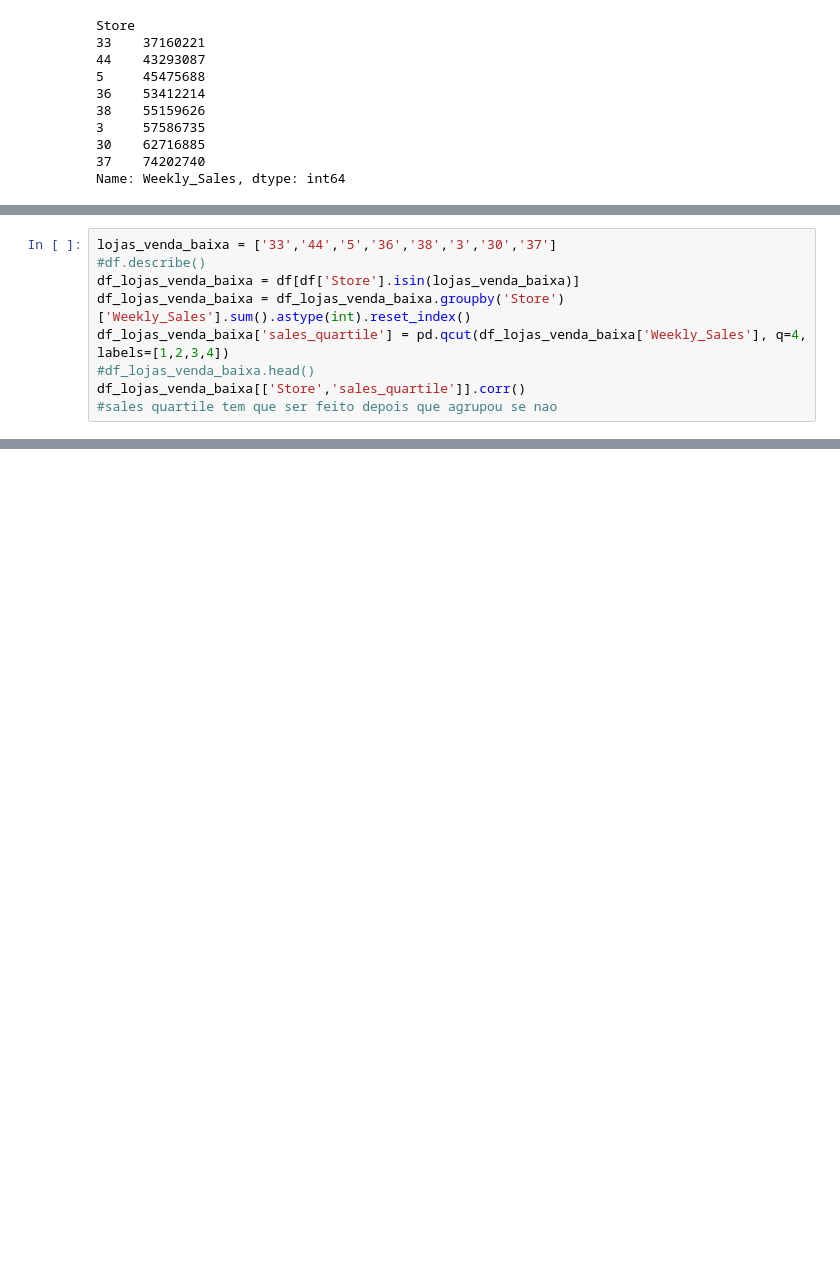
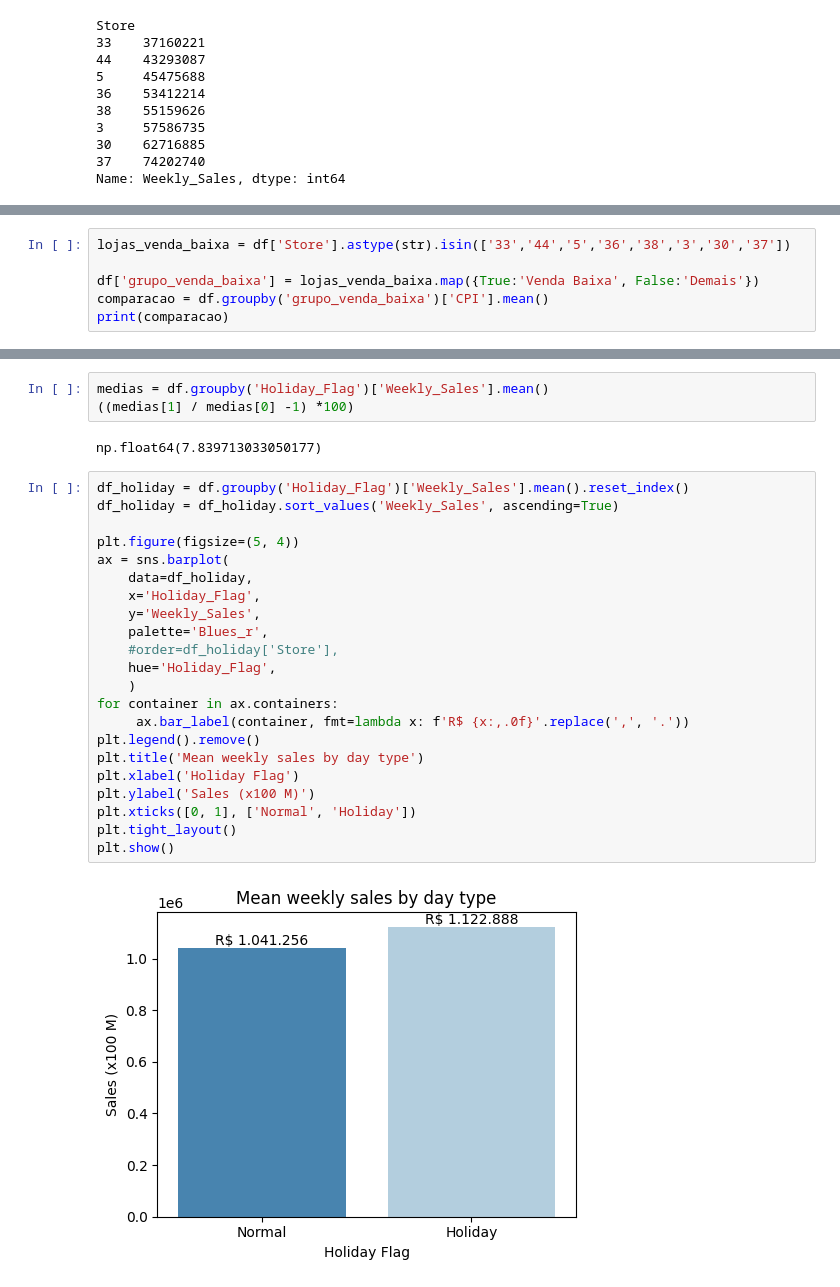
Before and after one commit to diogobueno-analytics/walmart-sales, a Jupyter notebook: walmart_analysis.ipynb, the cells around one changed output, grey strips where cells are left out. Drawn from its saved outputs; the diff is of its cells as text; blank space fills up the shorter version.

```diff
--- a/walmart_analysis.ipynb
+++ b/walmart_analysis.ipynb
@@ -197,10 +212,7 @@ Name: Weekly_Sales, dtype: int64
 # %%
-lojas_venda_baixa = ['33','44','5','36','38','3','30','37']
-#df.describe()
-df_lojas_venda_baixa = df[df['Store'].isin(lojas_venda_baixa)]
-df_lojas_venda_baixa = df_lojas_venda_baixa.groupby('Store')['Weekly_Sales'].sum().astype(int).reset_index()
-df_lojas_venda_baixa['sales_quartile'] = pd.qcut(df_lojas_venda_baixa['Weekly_Sales'], q=4, labels=[1,2,3,4])
-#df_lojas_venda_baixa.head()
-df_lojas_venda_baixa[['Store','sales_quartile']].corr()
-#sales quartile tem que ser feito depois que agrupou se nao
+lojas_venda_baixa = df['Store'].astype(str).isin(['33','44','5','36','38','3','30','37'])
+
+df['grupo_venda_baixa'] = lojas_venda_baixa.map({True:'Venda Baixa', False:'Demais'})
+comparacao = df.groupby('grupo_venda_baixa')['CPI'].mean()
+print(comparacao)
 # %% [output]
@@ -209,0 +233,29 @@ df_lojas_venda_baixa[['Store','sales_quartile']].corr()
+# %%
+medias = df.groupby('Holiday_Flag')['Weekly_Sales'].mean()
+((medias[1] / medias[0] -1) *100)
+# %% [output]
+np.float64(7.839713033050177)
+# %%
+df_holiday = df.groupby('Holiday_Flag')['Weekly_Sales'].mean().reset_index()
+df_holiday = df_holiday.sort_values('Weekly_Sales', ascending=True)
+
+plt.figure(figsize=(5, 4))
+ax = sns.barplot(
+    data=df_holiday,
+    x='Holiday_Flag',
+    y='Weekly_Sales',
+    palette='Blues_r',
+    #order=df_holiday['Store'],
+    hue='Holiday_Flag',
+    )
+for container in ax.containers:
+     ax.bar_label(container, fmt=lambda x: f'R$ {x:,.0f}'.replace(',', '.'))
+plt.legend().remove()
+plt.title('Mean weekly sales by day type')
+plt.xlabel('Holiday Flag')
+plt.ylabel('Sales (x100 M)')
+plt.xticks([0, 1], ['Normal', 'Holiday'])
+plt.tight_layout()
+plt.show()
+# %% [output]
+[figure, added]
```
Also changed, not shown: parts of 8 cells of this notebook.
